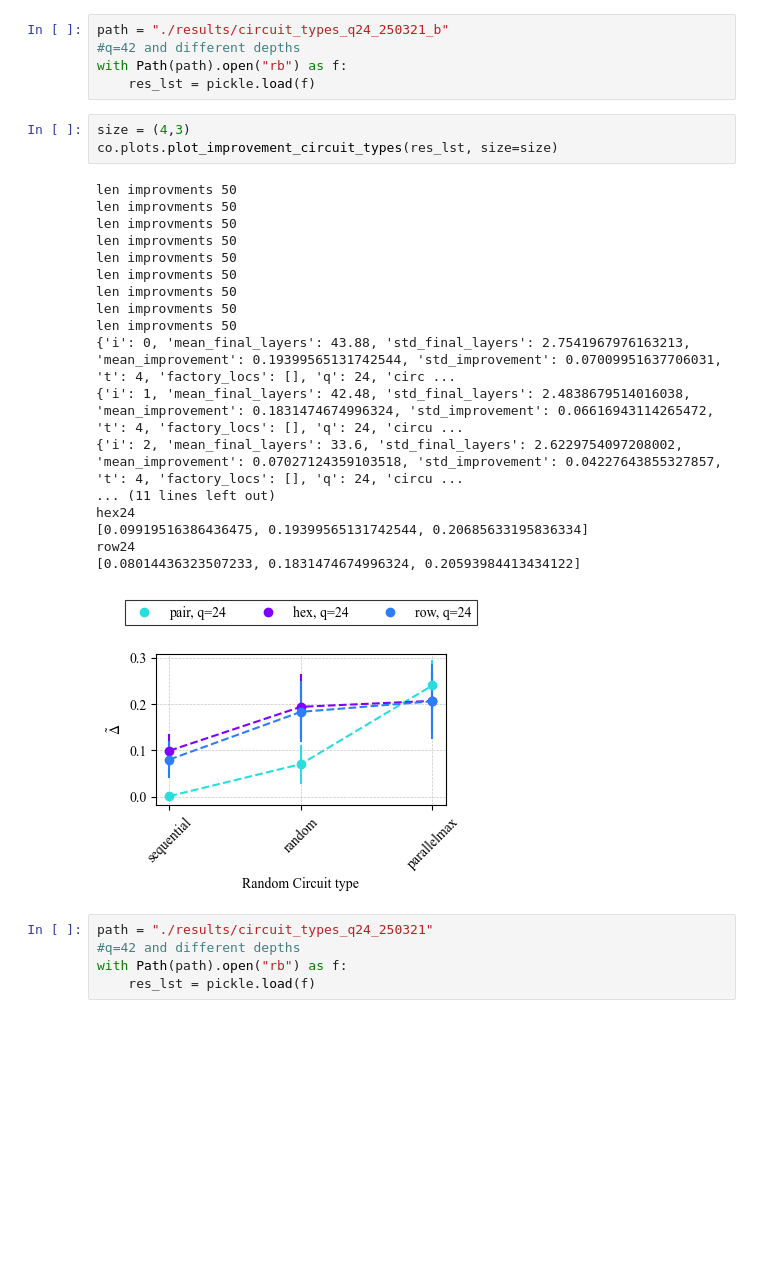
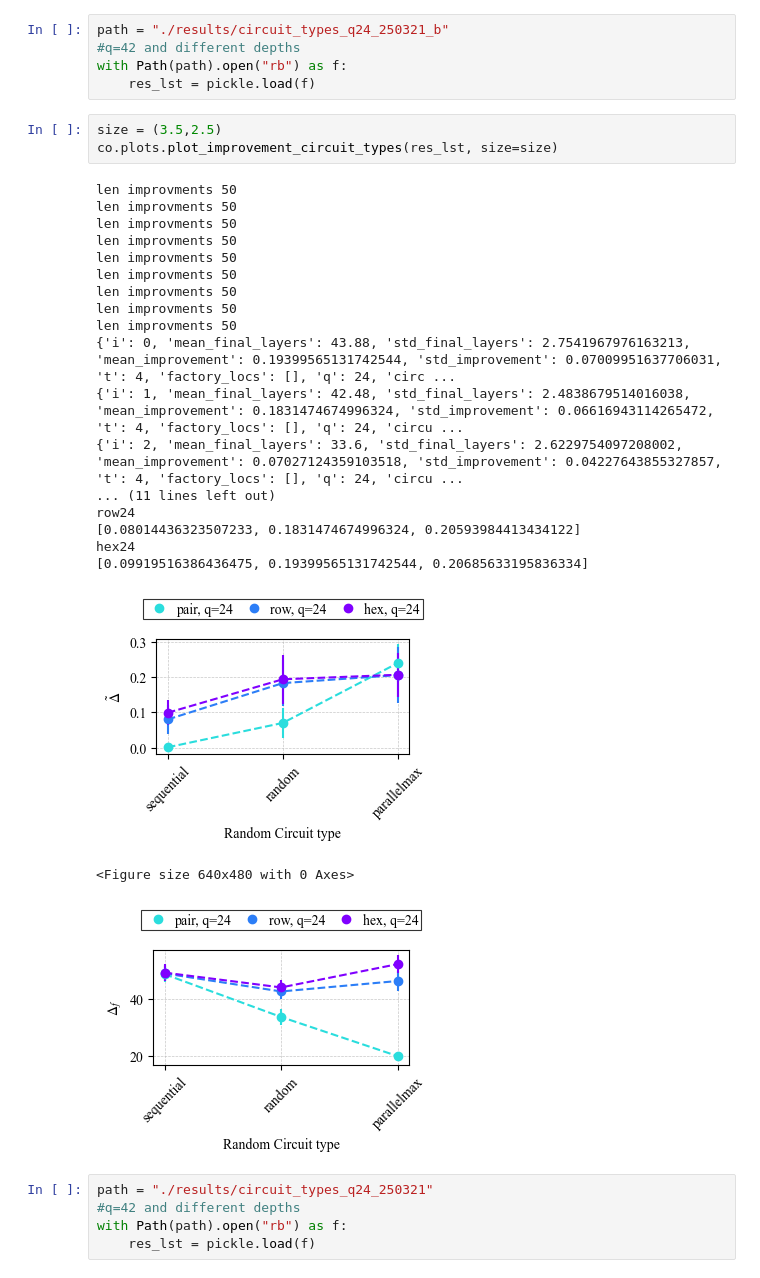
Before and after one commit to LSHerzog/mqt-qecc, a Jupyter notebook: src/mqt/qecc/co3/plots/numerics_summarized.ipynb, the cells around one changed output. Saved outputs shown, nothing was run; the diff lists cells and outputs as text; blank space fills up the shorter version.

Commit message:
adapted plotting

```diff
--- a/src/mqt/qecc/co3/plots/numerics_summarized.ipynb
+++ b/src/mqt/qecc/co3/plots/numerics_summarized.ipynb
@@ -307,27 +189,29 @@ path = "./results/circuit_types_q24_250321_b"
 with Path(path).open("rb") as f:
     res_lst = pickle.load(f)
 # %%
-size = (4,3)
+size = (3.5,2.5)
 co.plots.plot_improvement_circuit_types(res_lst, size=size)
 # %% [output]
 len improvments 50
 len improvments 50
 len improvments 50
 len improvments 50
 len improvments 50
 len improvments 50
 len improvments 50
 len improvments 50
 len improvments 50
 {'i': 0, 'mean_final_layers': 43.88, 'std_final_layers': 2.7541967976163213, 'mean_improvement': 0.19399565131742544, 'std_improvement': 0.07009951637706031, 't': 4, 'factory_locs': [], 'q': 24, 'circ ...
 {'i': 1, 'mean_final_layers': 42.48, 'std_final_layers': 2.4838679514016038, 'mean_improvement': 0.1831474674996324, 'std_improvement': 0.06616943114265472, 't': 4, 'factory_locs': [], 'q': 24, 'circu ...
 {'i': 2, 'mean_final_layers': 33.6, 'std_final_layers': 2.6229754097208002, 'mean_improvement': 0.07027124359103518, 'std_improvement': 0.04227643855327857, 't': 4, 'factory_locs': [], 'q': 24, 'circu ...
 ... (11 lines left out)
+row24
+[0.08014436323507233, 0.1831474674996324, 0.20593984413434122]
 hex24
 [0.09919516386436475, 0.19399565131742544, 0.20685633195836334]
-row24
-[0.08014436323507233, 0.1831474674996324, 0.20593984413434122]
-[figure, old version]
+[figure, new version]
+<Figure size 640x480 with 0 Axes>
+[figure, added]
 # %%
 path = "./results/circuit_types_q24_250321"
 #q=42 and different depths
```
Also changed, not shown: parts of 4 cells of this notebook, 1 other file.
